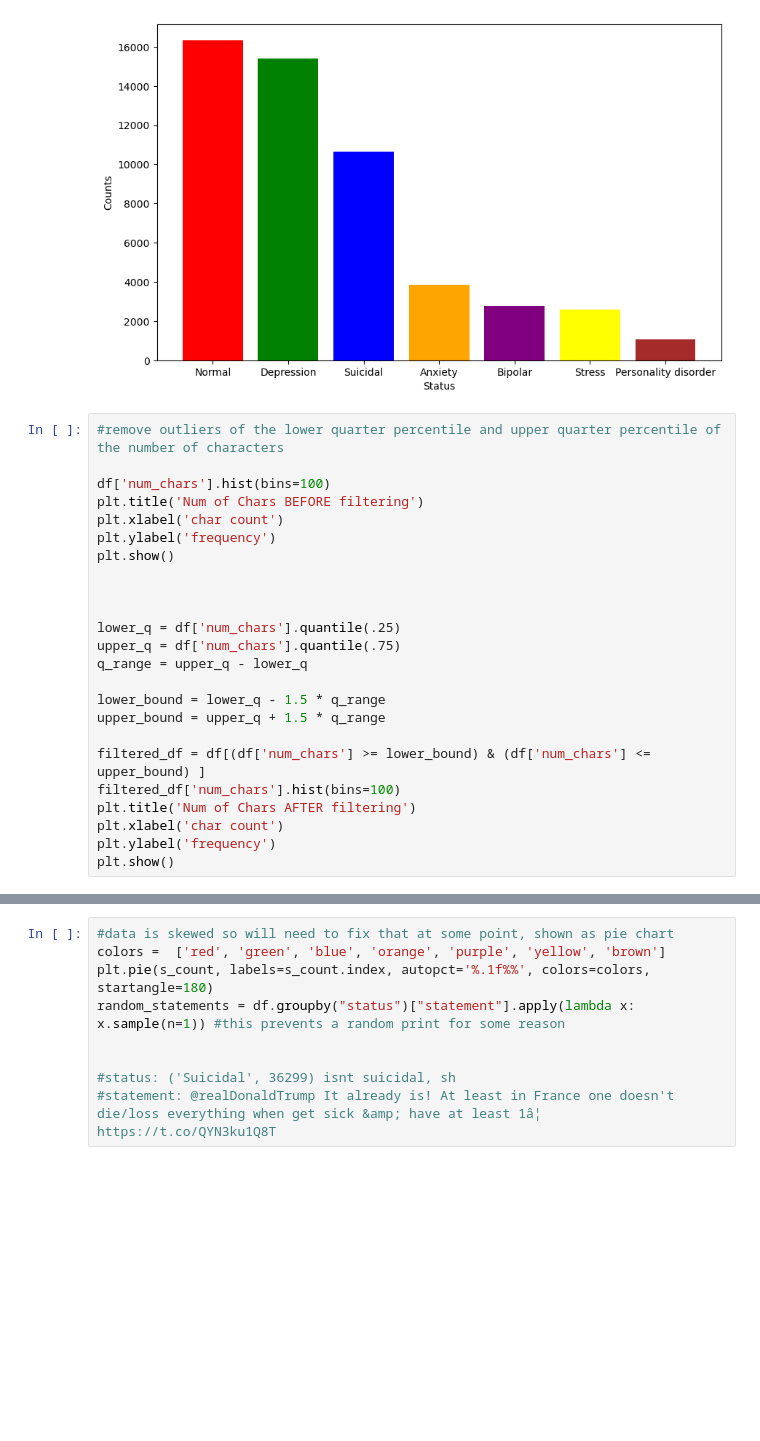
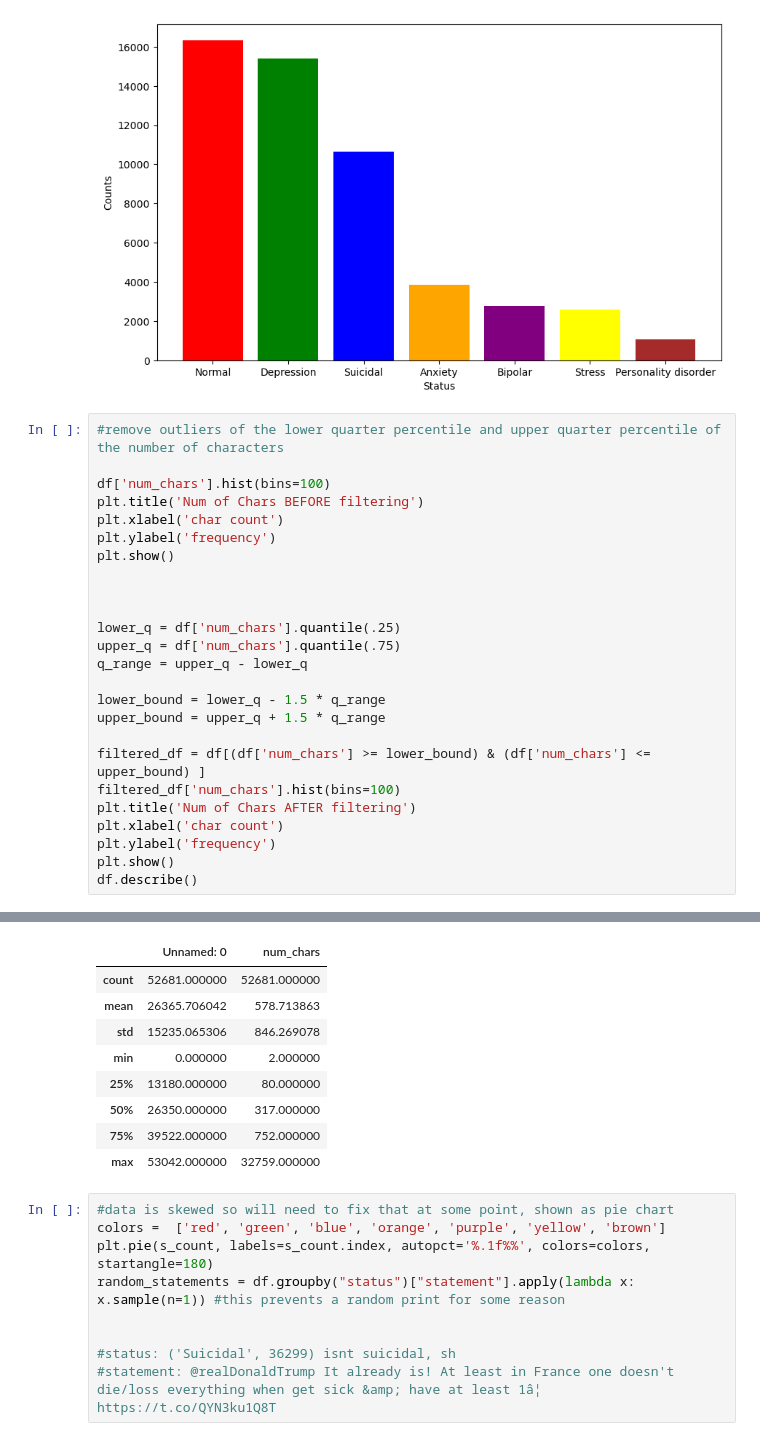
Before and after one commit to breanna-s/Mental-Health-Chatbot, a Jupyter notebook: EDA.ipynb, the cells around one changed output, grey strips where cells are left out. Drawn from its saved outputs; the diff is of its cells as text; blank space fills up the shorter version.

```diff
--- a/EDA.ipynb
+++ b/EDA.ipynb
@@ -108,30 +104,40 @@ plt.show()
 # %%
 #remove outliers of the lower quarter percentile and upper quarter percentile of the number of characters
 
 df['num_chars'].hist(bins=100)
 plt.title('Num of Chars BEFORE filtering')
 plt.xlabel('char count')
 plt.ylabel('frequency')
 plt.show()
 
 
 
 lower_q = df['num_chars'].quantile(.25)
 upper_q = df['num_chars'].quantile(.75)
 q_range = upper_q - lower_q
 
 lower_bound = lower_q - 1.5 * q_range
 upper_bound = upper_q + 1.5 * q_range
 
 filtered_df = df[(df['num_chars'] >= lower_bound) & (df['num_chars'] <= upper_bound) ]
 filtered_df['num_chars'].hist(bins=100)
 plt.title('Num of Chars AFTER filtering')
 plt.xlabel('char count')
 plt.ylabel('frequency')
 plt.show()
+df.describe()
 # %% [output]
 [figure]
 [figure]
+|  | Unnamed: 0 | num_chars |
+| count | 52681.000000 | 52681.000000 |
+| mean | 26365.706042 | 578.713863 |
+| std | 15235.065306 | 846.269078 |
+| min | 0.000000 | 2.000000 |
+| 25% | 13180.000000 | 80.000000 |
+| 50% | 26350.000000 | 317.000000 |
+| 75% | 39522.000000 | 752.000000 |
+| max | 53042.000000 | 32759.000000 |
 # %%
 #data is skewed so will need to fix that at some point, shown as pie chart
 colors =  ['red', 'green', 'blue', 'orange', 'purple', 'yellow', 'brown']
```
Also changed, not shown: parts of 14 cells of this notebook.
